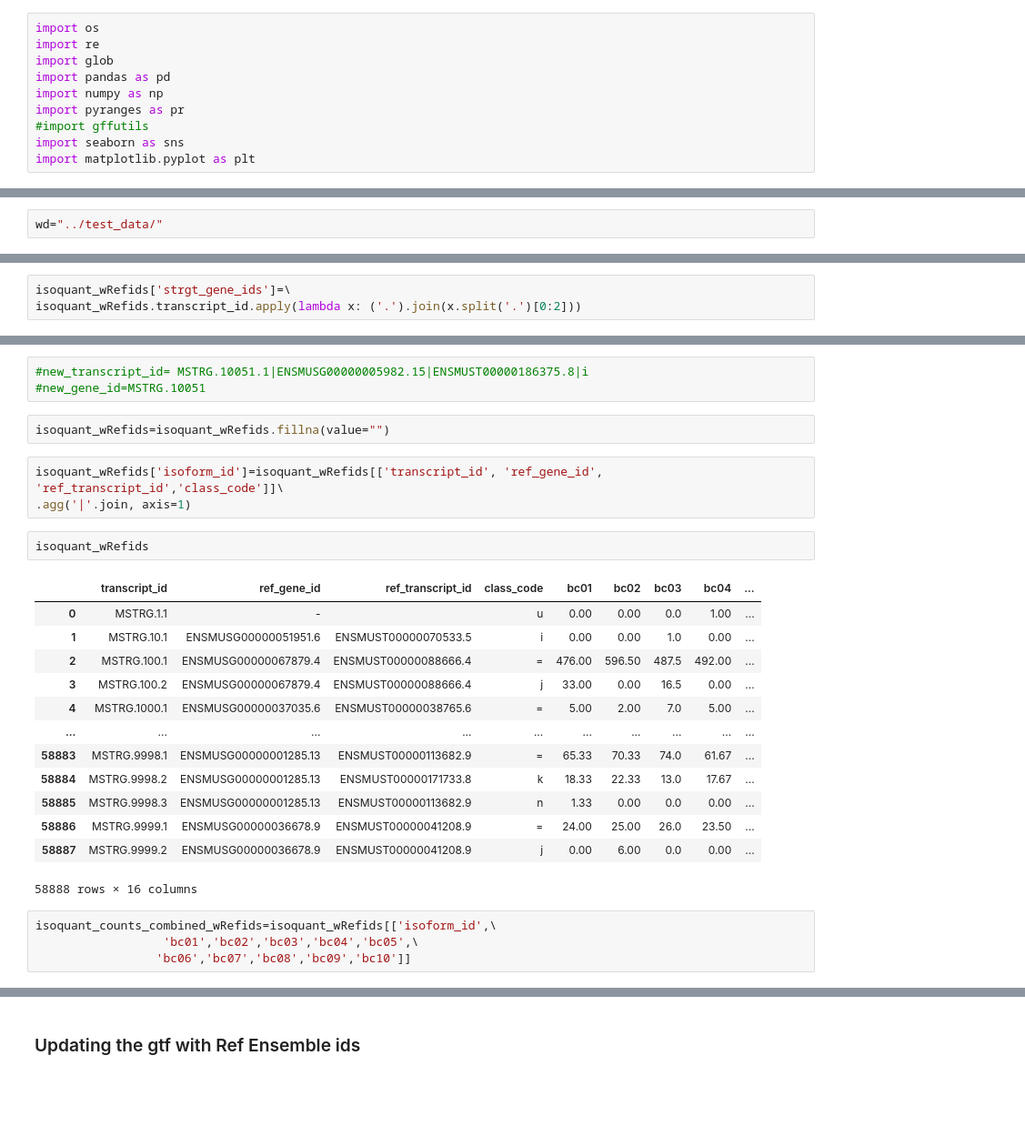
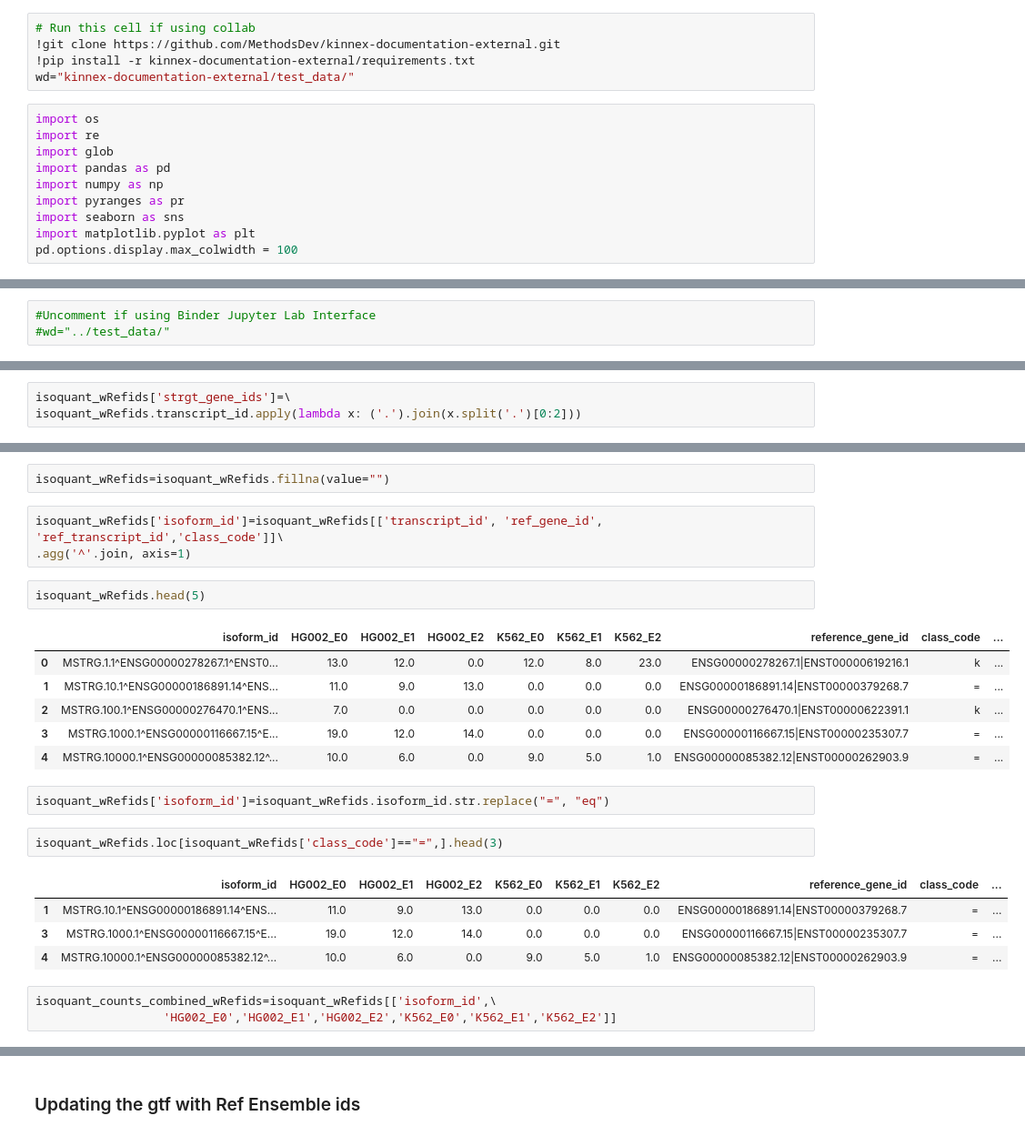
Before and after one commit to MethodsDev/kinnex-documentation-external, a Jupyter notebook: jupyter-notebooks/id_mapping_from_gffcompare.ipynb, the cells around one changed output, grey strips where cells are left out. Shown: that part at 91% size. Drawn from its saved outputs; the diff is of its cells as text; blank space fills up the shorter version.

Commit message:
added extra code block for collab support and env resolution in long ids vignette

```diff
--- a/jupyter-notebooks/id_mapping_from_gffcompare.ipynb
+++ b/jupyter-notebooks/id_mapping_from_gffcompare.ipynb
@@ -5,3 +11,8 @@ Reference Guided Isoform Discovery (Bulk)
+# %%
+# Run this cell if using collab
+!git clone https://github.com/MethodsDev/kinnex-documentation-external.git
+!pip install -r kinnex-documentation-external/requirements.txt
+wd="kinnex-documentation-external/test_data/"
 # %%
 import os
 import re
@@ -9,9 +20,9 @@ import glob
 import pandas as pd
 import numpy as np
 import pyranges as pr
-#import gffutils
 import seaborn as sns
 import matplotlib.pyplot as plt
+pd.options.display.max_colwidth = 100
 # %%
 pd.set_option('display.max_columns', None)
 pd.set_option('display.max_rows', 100)
@@ -25,7 +36,8 @@ pd.set_option('display.max_colwidth', 100)
 # %% [markdown]
 <h3>looking at the tracking file from gffcompare outs for matching ids </h4>
 # %%
-wd="../test_data/"
+#Uncomment if using Binder Jupyter Lab Interface
+#wd="../test_data/"
 # %%
 colnames=["query_transfrag_id", "query_locus_id", "reference_gene_id","class_code","qJ:gene_id|transcript_id|num_exons|FPKM|TPM|cov|len"]
 tracking_df = pd.read_csv(wd+'gffcmp.tracking', sep='\t',names=colnames, header=None)
@@ -348,31 +321,29 @@ isoquant_wRefids.loc[isoquant_wRefids.\
-# %%
-#new_transcript_id= MSTRG.10051.1|ENSMUSG00000005982.15|ENSMUST00000186375.8|i
-#new_gene_id=MSTRG.10051
 # %%
 isoquant_wRefids=isoquant_wRefids.fillna(value="")
 # %%
 isoquant_wRefids['isoform_id']=isoquant_wRefids[['transcript_id', 'ref_gene_id', 'ref_transcript_id','class_code']]\
-.agg('|'.join, axis=1)
+.agg('^'.join, axis=1)
 # %%
-isoquant_wRefids
+isoquant_wRefids.head(5)
 # %% [output]
-|  | transcript_id | ref_gene_id | ref_transcript_id | class_code | bc01 | bc02 | bc03 | bc04 | ... |
-| 0 | MSTRG.1.1 | - |  | u | 0.00 | 0.00 | 0.0 | 1.00 | ... |
-| 1 | MSTRG.10.1 | ENSMUSG00000051951.6 | ENSMUST00000070533.5 | i | 0.00 | 0.00 | 1.0 | 0.00 | ... |
-| 2 | MSTRG.100.1 | ENSMUSG00000067879.4 | ENSMUST00000088666.4 | = | 476.00 | 596.50 | 487.5 | 492.00 | ... |
-| 3 | MSTRG.100.2 | ENSMUSG00000067879.4 | ENSMUST00000088666.4 | j | 33.00 | 0.00 | 16.5 | 0.00 | ... |
-| 4 | MSTRG.1000.1 | ENSMUSG00000037035.6 | ENSMUST00000038765.6 | = | 5.00 | 2.00 | 7.0 | 5.00 | ... |
-| ... | ... | ... | ... | ... | ... | ... | ... | ... | ... |
-| 58883 | MSTRG.9998.1 | ENSMUSG00000001285.13 | ENSMUST00000113682.9 | = | 65.33 | 70.33 | 74.0 | 61.67 | ... |
-| 58884 | MSTRG.9998.2 | ENSMUSG00000001285.13 | ENSMUST00000171733.8 | k | 18.33 | 22.33 | 13.0 | 17.67 | ... |
-| 58885 | MSTRG.9998.3 | ENSMUSG00000001285.13 | ENSMUST00000113682.9 | n | 1.33 | 0.00 | 0.0 | 0.00 | ... |
-| 58886 | MSTRG.9999.1 | ENSMUSG00000036678.9 | ENSMUST00000041208.9 | = | 24.00 | 25.00 | 26.0 | 23.50 | ... |
-| 58887 | MSTRG.9999.2 | ENSMUSG00000036678.9 | ENSMUST00000041208.9 | j | 0.00 | 6.00 | 0.0 | 0.00 | ... |
+|  | isoform_id | HG002_E0 | HG002_E1 | HG002_E2 | K562_E0 | K562_E1 | K562_E2 | reference_gene_id | class_code | ... |
+| 0 | MSTRG.1.1^ENSG00000278267.1^ENST0... | 13.0 | 12.0 | 0.0 | 12.0 | 8.0 | 23.0 | ENSG00000278267.1|ENST00000619216.1 | k | ... |
+| 1 | MSTRG.10.1^ENSG00000186891.14^ENS... | 11.0 | 9.0 | 13.0 | 0.0 | 0.0 | 0.0 | ENSG00000186891.14|ENST00000379268.7 | = | ... |
+| 2 | MSTRG.100.1^ENSG00000276470.1^ENS... | 7.0 | 0.0 | 0.0 | 0.0 | 0.0 | 0.0 | ENSG00000276470.1|ENST00000622391.1 | k | ... |
+| 3 | MSTRG.1000.1^ENSG00000116667.15^E... | 19.0 | 12.0 | 14.0 | 0.0 | 0.0 | 0.0 | ENSG00000116667.15|ENST00000235307.7 | = | ... |
+| 4 | MSTRG.10000.1^ENSG00000085382.12^... | 10.0 | 6.0 | 0.0 | 9.0 | 5.0 | 1.0 | ENSG00000085382.12|ENST00000262903.9 | = | ... |
-58888 rows × 16 columns
+# %%
+isoquant_wRefids['isoform_id']=isoquant_wRefids.isoform_id.str.replace("=", "eq")
+# %%
+isoquant_wRefids.loc[isoquant_wRefids['class_code']=="=",].head(3)
+# %% [output]
+|  | isoform_id | HG002_E0 | HG002_E1 | HG002_E2 | K562_E0 | K562_E1 | K562_E2 | reference_gene_id | class_code | ... |
+| 1 | MSTRG.10.1^ENSG00000186891.14^ENS... | 11.0 | 9.0 | 13.0 | 0.0 | 0.0 | 0.0 | ENSG00000186891.14|ENST00000379268.7 | = | ... |
+| 3 | MSTRG.1000.1^ENSG00000116667.15^E... | 19.0 | 12.0 | 14.0 | 0.0 | 0.0 | 0.0 | ENSG00000116667.15|ENST00000235307.7 | = | ... |
+| 4 | MSTRG.10000.1^ENSG00000085382.12^... | 10.0 | 6.0 | 0.0 | 9.0 | 5.0 | 1.0 | ENSG00000085382.12|ENST00000262903.9 | = | ... |
 # %%
 isoquant_counts_combined_wRefids=isoquant_wRefids[['isoform_id',\
-                  'bc01','bc02','bc03','bc04','bc05',\
-                 'bc06','bc07','bc08','bc09','bc10']]
+                  'HG002_E0','HG002_E1','HG002_E2','K562_E0','K562_E1','K562_E2']]
 # %%
 isoquant_counts_combined_wRefids.head(5)
 # %% [output]
```
Also changed, not shown: parts of 54 cells of this notebook, 1 other file.
